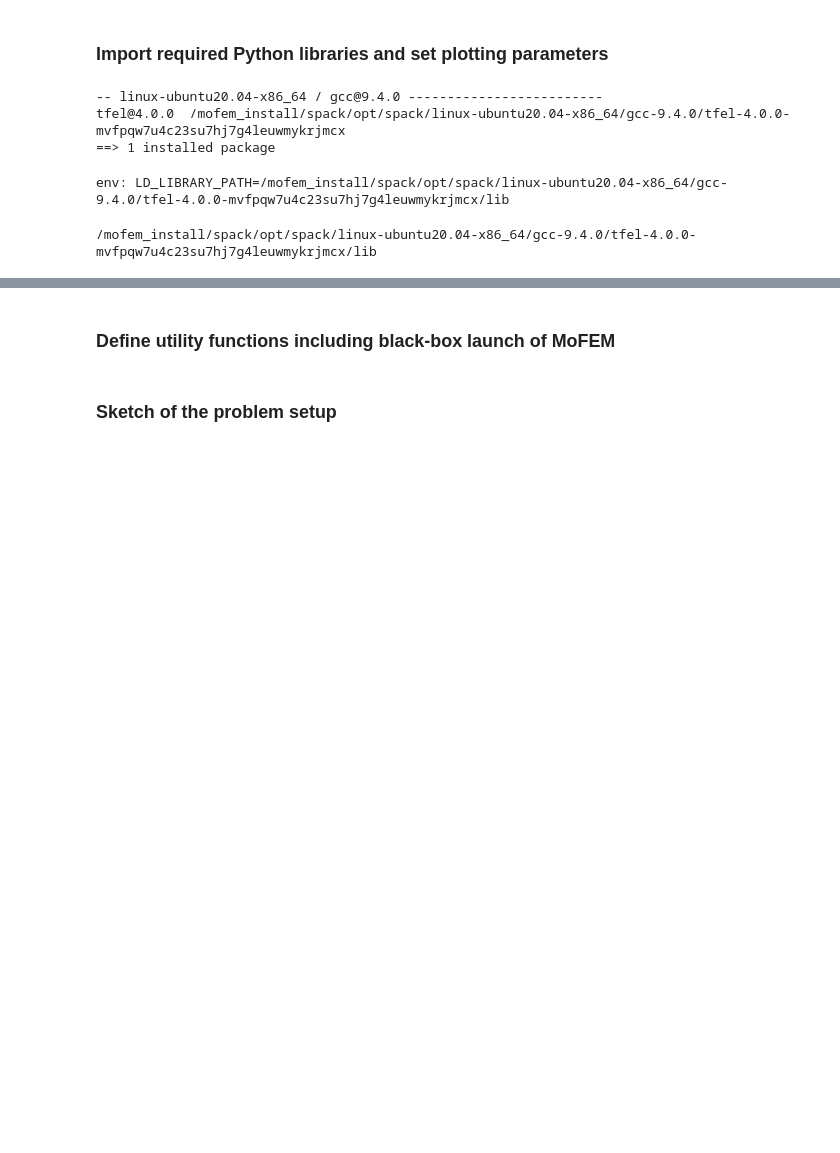
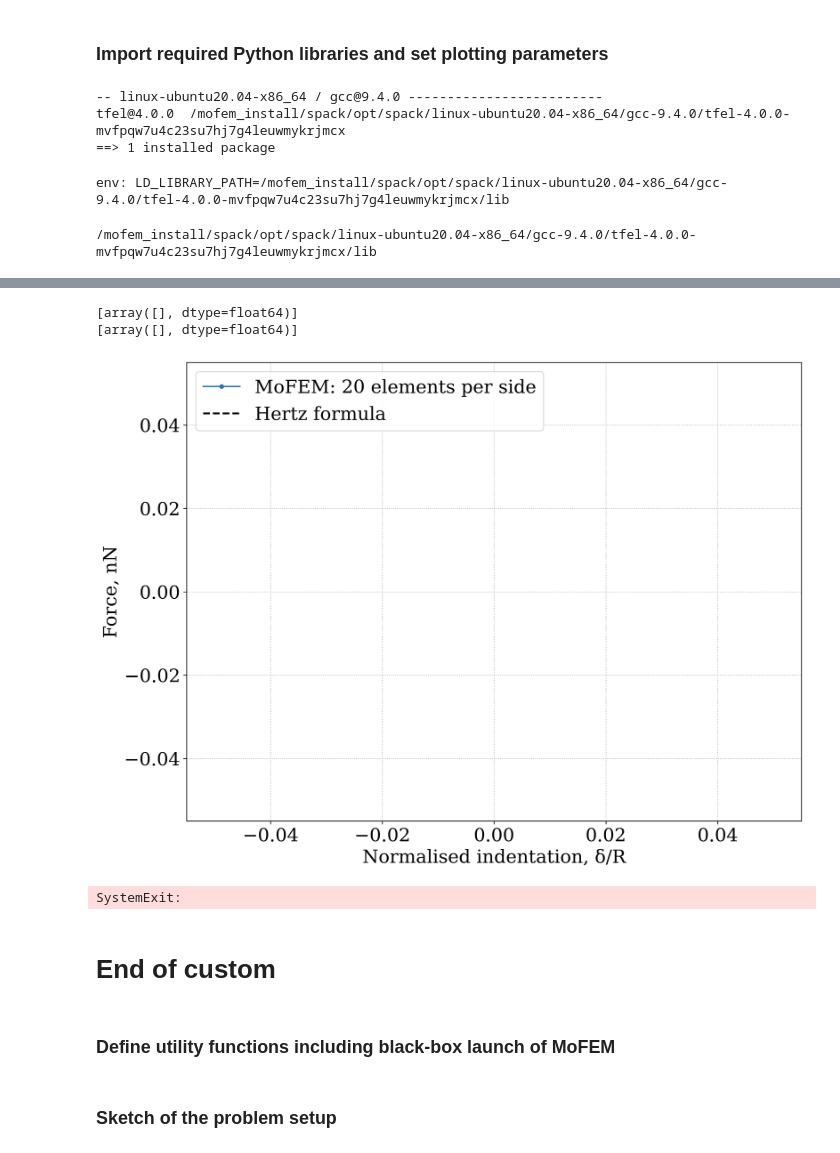
Before and after one commit to superflyer11/lateral_capacity_pipeline, a Jupyter notebook: testing.ipynb, the cells around one changed output, grey strips where cells are left out. Saved outputs shown, nothing was run; the diff lists cells and outputs as text; code cells hidden in the pictures; blank space fills up the shorter version.

Commit message:
Changes to be committed: 	new file:   src/custom_models.py 	new file:   src/mesh_create.py 	new file:   src/utils.py 	modified:   testing.ipynb

```diff
--- a/testing.ipynb
+++ b/testing.ipynb
@@ -49,3 +446,25 @@ um_view = "/mofem_install/jupyter/%s/um_view_release" % user_name
+# %%
+print(indent_list)
+print(force_list)
+for elem_num, indent, force in zip(elem_num_list, indent_list, force_list):
+    plt.plot(indent / params.indenter_radius, force, marker='o', ms=4, lw=1.5, label="MoFEM: {} elements per side".format(elem_num))
+
+plt.plot(indent/params.indenter_radius, hertz_press(indent, params), c='k', ls='--', label="Hertz formula", lw=2)
+
+plt.xlabel("Normalised indentation, δ/R")
+plt.ylabel("Force, nN")
+plt.legend(loc='upper left')
+plt.grid(ls=":")
+# %% [output]
+[array([], dtype=float64)]
+[array([], dtype=float64)]
+[figure, added]
+# %%
+sys.exit()
+# %% [output]
+SystemExit:
+# %% [markdown]
+# End of custom
 # %% [markdown]
 ### Define utility functions including black-box launch of MoFEM
 # %%
```
Also changed, not shown: parts of 28 cells of this notebook, 3 other files.
